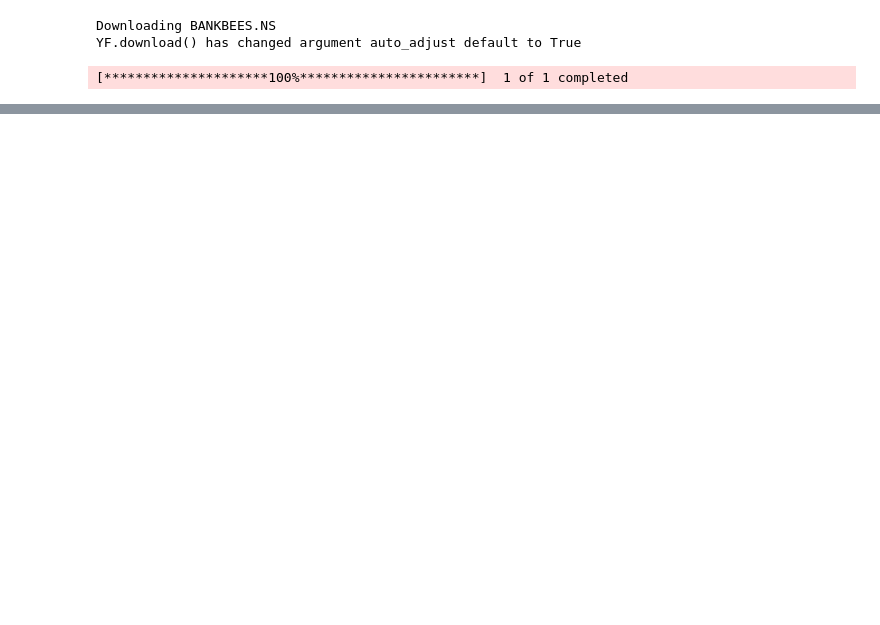
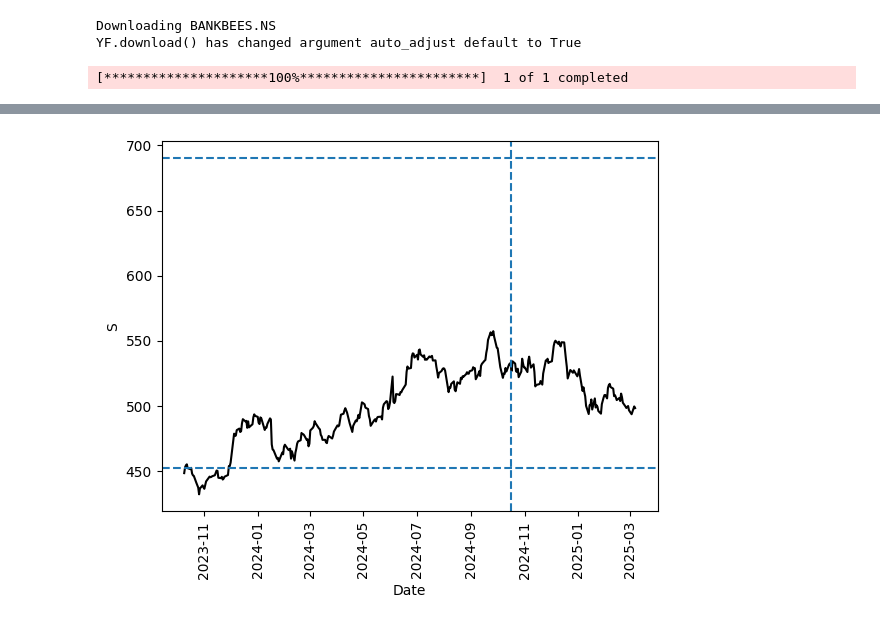
Before and after one commit to vkthakur90/AI_Applications, a Jupyter notebook: Positional_Trading_with_Auto_Regression_Finite_Horizon_Forecasting.ipynb, the cells around one changed output, grey strips where cells are left out. Cells and saved outputs as stored; diff of their text form; code cells hidden in the pictures; blank space fills up the shorter version.

```diff
--- a/Positional_Trading_with_Auto_Regression_Finite_Horizon_Forecasting.ipynb
+++ b/Positional_Trading_with_Auto_Regression_Finite_Horizon_Forecasting.ipynb
@@ -139,0 +174,8 @@ plt.axvline(entity['monte_carlo_quantiles'].index[0], linestyle = '--', color =
+# %%
+sns.lineplot(x = 'Date', y = 'S', data = entity['data'].iloc[-350:].reset_index(), color = 'black')
+plt.axhline(entity['test_monte_carlo_quantiles']['low_ci'].min(), linestyle = '--')
+plt.axhline(entity['test_monte_carlo_quantiles']['high_ci'].max(), linestyle = '--')
+plt.axvline(entity['test_monte_carlo_quantiles'].index[0], linestyle = '--')
+_ = plt.xticks(rotation=90)
+# %% [output]
+[figure, added]
```
Also changed, not shown: parts of 13 cells of this notebook.
